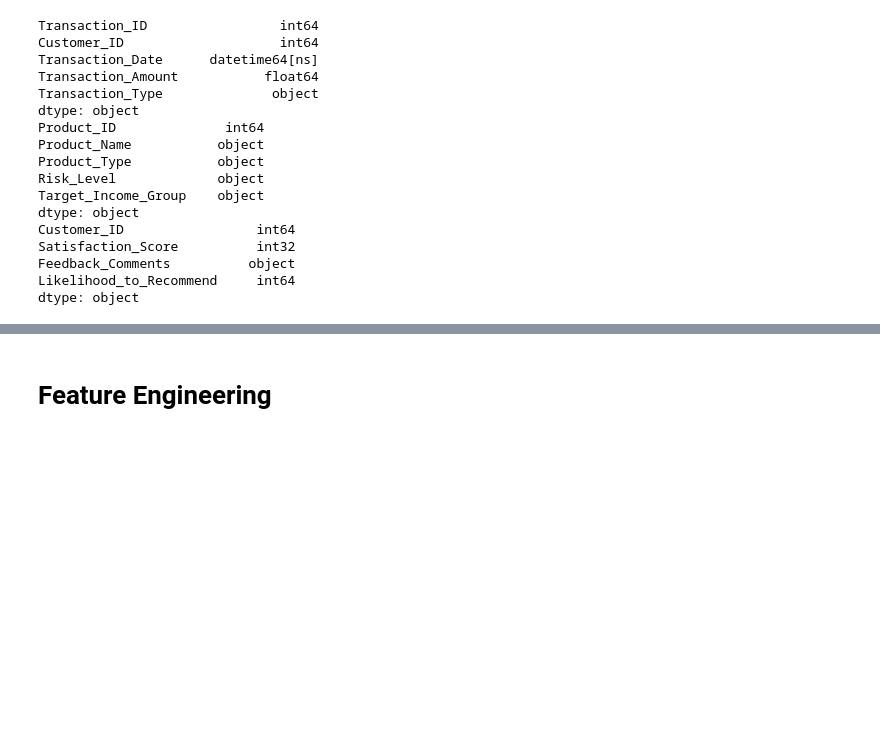
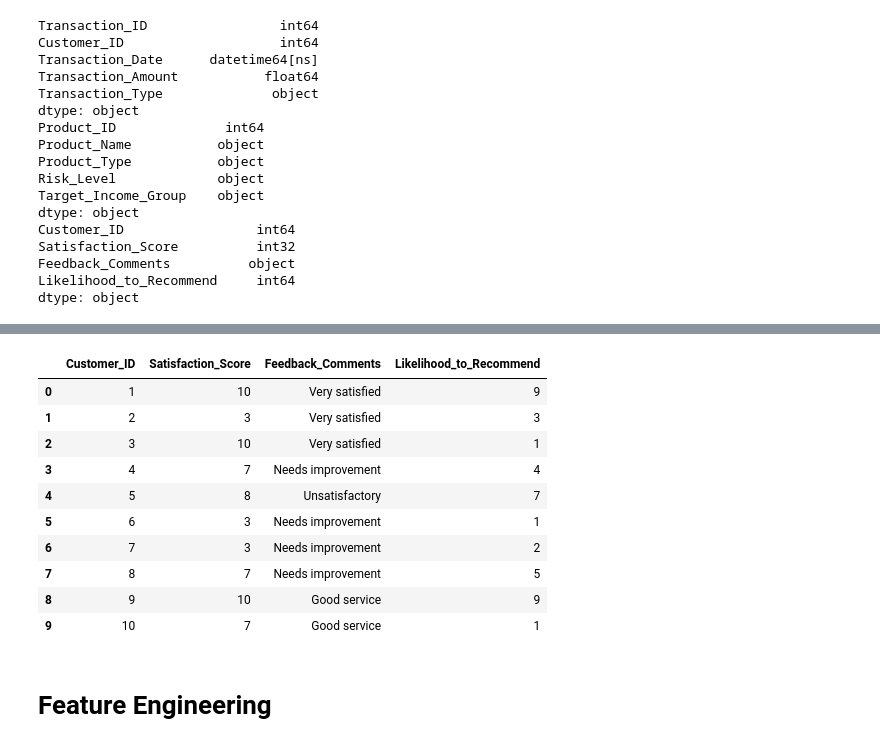
Before and after one commit to mgmiguel24/MO-IT128-DataMining-Team8, a Jupyter notebook: MOT-IT128-Week3Homework-BSIT-H3107-MikeeMiguel-JennyRoseTenorio-RalphMatthewParan.ipynb, the cells around one changed output, grey strips where cells are left out. Cells and saved outputs as stored; diff of their text form; code cells hidden in the pictures; blank space fills up the shorter version.

```diff
--- a/MOT-IT128-Week3Homework-BSIT-H3107-MikeeMiguel-JennyRoseTenorio-RalphMatthewParan.ipynb
+++ b/MOT-IT128-Week3Homework-BSIT-H3107-MikeeMiguel-JennyRoseTenorio-RalphMatthewParan.ipynb
@@ -196,3 +215,17 @@ dtype: object
+# %%
+customers_df.head(10)
+# %% [output]
+|  | Customer_ID | Satisfaction_Score | Feedback_Comments | Likelihood_to_Recommend |
+| 0 | 1 | 10 | Very satisfied | 9 |
+| 1 | 2 | 3 | Very satisfied | 3 |
+| 2 | 3 | 10 | Very satisfied | 1 |
+| 3 | 4 | 7 | Needs improvement | 4 |
+| 4 | 5 | 8 | Unsatisfactory | 7 |
+| 5 | 6 | 3 | Needs improvement | 1 |
+| 6 | 7 | 3 | Needs improvement | 2 |
+| 7 | 8 | 7 | Needs improvement | 5 |
+| 8 | 9 | 10 | Good service | 9 |
+| 9 | 10 | 7 | Good service | 1 |
 # %% [markdown]
 # Feature Engineering
 # %%
```
Also changed, not shown: parts of 3 cells of this notebook.
